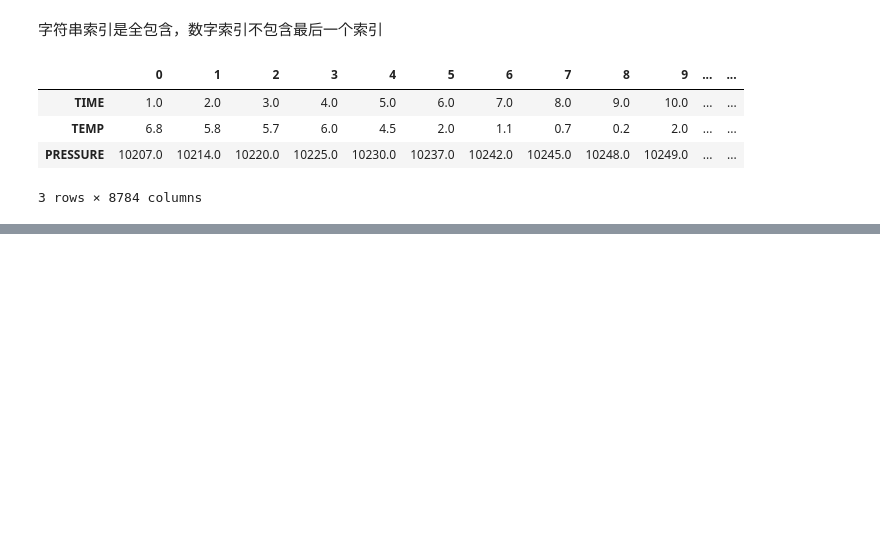
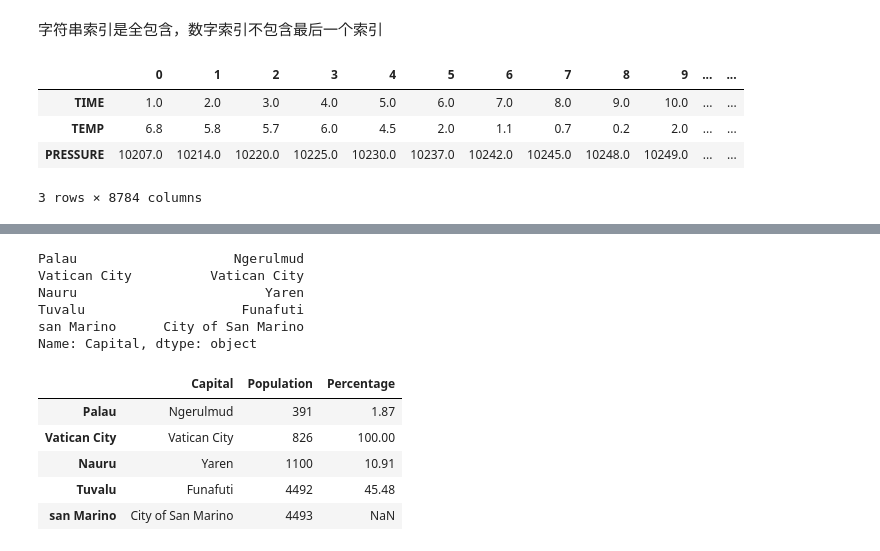
Before and after one commit to yaowenqiang/panda_playbook, a Jupyter notebook: notes.ipynb, the cells around one changed output, grey strips where cells are left out. Saved outputs shown, nothing was run; the diff lists cells and outputs as text; code cells hidden in the pictures; blank space fills up the shorter version.

```diff
--- a/notes.ipynb
+++ b/notes.ipynb
@@ -421,0 +498,18 @@ dft['TIME':'PRESSURE']
+# %%
+capitals.iloc[:, 0]
+# %% [output]
+Palau                    Ngerulmud
+Vatican City          Vatican City
+Nauru                        Yaren
+Tuvalu                    Funafuti
+san Marino      City of San Marino
+Name: Capital, dtype: object
+# %%
+capitals
+# %% [output]
+|  | Capital | Population | Percentage |
+| Palau | Ngerulmud | 391 | 1.87 |
+| Vatican City | Vatican City | 826 | 100.00 |
+| Nauru | Yaren | 1100 | 10.91 |
+| Tuvalu | Funafuti | 4492 | 45.48 |
+| san Marino | City of San Marino | 4493 | NaN |
```
Also changed, not shown: parts of 11 cells of this notebook, 1 other file.
